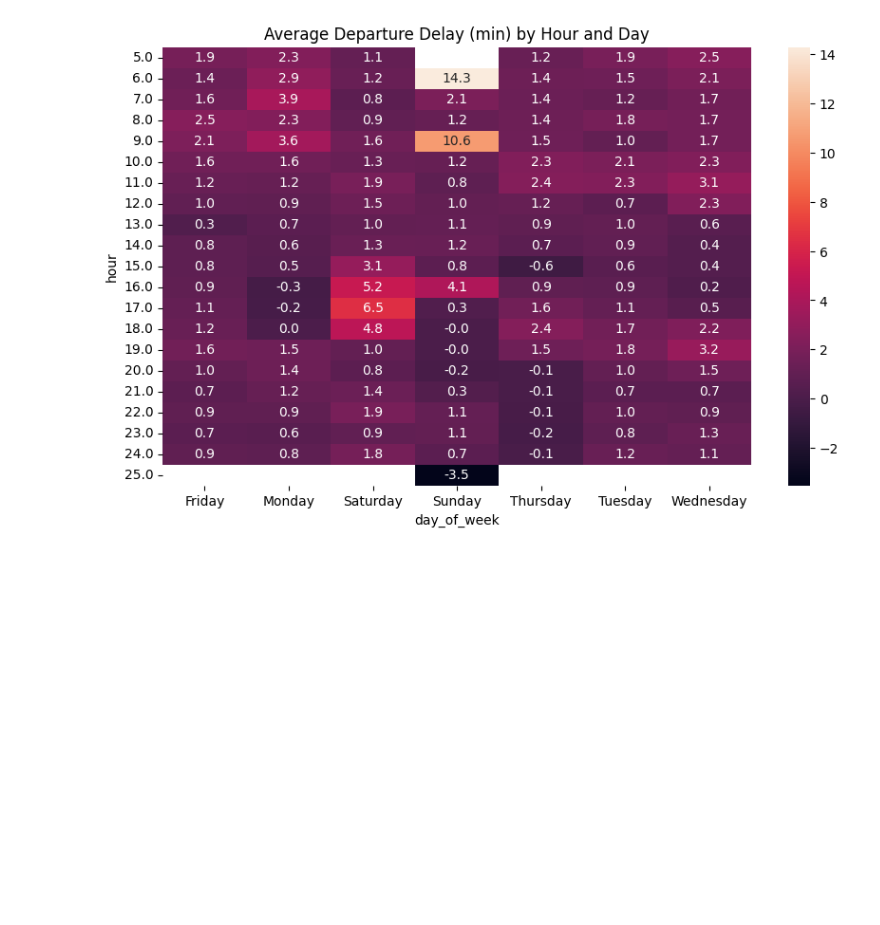
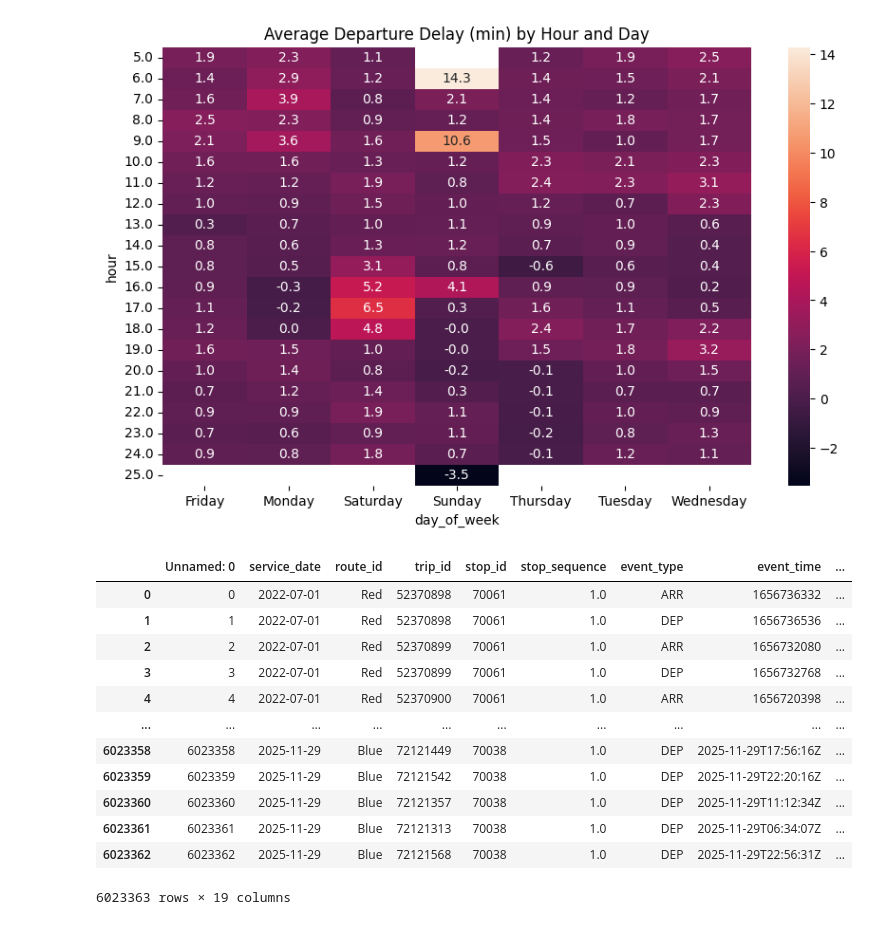
Before and after one commit to ColinCarnish/CS4100_Final, a Jupyter notebook: src/preprocessing/all_data.ipynb, the cells around one changed output. Saved outputs shown, nothing was run; the diff lists cells and outputs as text; code cells hidden in the pictures; blank space fills up the shorter version.

```diff
--- a/src/preprocessing/all_data.ipynb
+++ b/src/preprocessing/all_data.ipynb
@@ -217,3 +217,57 @@ plt.title("Average Departure Delay (min) by Hour and Day")
 plt.show()
 # %% [output]
 [figure]
+# %%
+data = pd.read_csv("/Users/sierrawelsch/CS4100_Final/Datasets/final_data.csv")
+data["day_of_week_num"] = data["day_of_week"].map(day_map)
+data['month_num'] = data['service_date'].str[5:7].astype(int)
+
+# combined the arrival and departure delay into one row per trip id and stop id
+combined_data = data.pivot_table(
+    index=["trip_id", "stop_sequence"],
+    columns="event_type",
+    values="delay_sec"
+).reset_index()
+
+# add a column for computing the arrival and departure delay at the previous stop per entry (delays usually have a domino effect)
+combined_data["PRA"] = combined_data.groupby("trip_id")["ARR"].shift(1)
+combined_data["PRD"] = combined_data.groupby("trip_id")["DEP"].shift(1)
+
+# add a column for computing the arrival and departure delay at the previous 2 stops per entry
+combined_data["PRA_2"] = combined_data.groupby("trip_id")["ARR"].shift(2)
+combined_data["PRD_2"] = combined_data.groupby("trip_id")["DEP"].shift(2)
+
+# get the other columns not present in the pivot table
+other_cols = data.drop_duplicates(subset=["trip_id", "stop_sequence"])
+
+# merge those columns back into the df
+final_data = combined_data.merge(
+    other_cols,
+    on=["trip_id", "stop_sequence"],
+    how="left"
+)
+
+# add a column that contains a binary value (0 or 1) if there is a delay at the current stop, the prev stop, or the prev 2 stops for classification purposes
+final_data["delayed"] = ((final_data["ARR"] > 60) | (final_data["DEP"] > 60)).astype(int)
+print(final_data["delayed"].value_counts())
+# final_data["prev_delayed"] = ((final_data["PRA"] > 60) | (final_data["PRD"] > 60)).astype(int)
+# final_data["prev_delayed_2"] = ((final_data["PRA_2"] > 60) | (final_data["PRD_2"] > 60)).astype(int)
+
+final_data = final_data.fillna(0)
+final_data = final_data.sort_values(["trip_id", "stop_sequence"])
+
+data
+# %% [output]
+|  | Unnamed: 0 | service_date | route_id | trip_id | stop_id | stop_sequence | event_type | event_time | ... |
+| 0 | 0 | 2022-07-01 | Red | 52370898 | 70061 | 1.0 | ARR | 1656736332 | ... |
+| 1 | 1 | 2022-07-01 | Red | 52370898 | 70061 | 1.0 | DEP | 1656736536 | ... |
+| 2 | 2 | 2022-07-01 | Red | 52370899 | 70061 | 1.0 | ARR | 1656732080 | ... |
+| 3 | 3 | 2022-07-01 | Red | 52370899 | 70061 | 1.0 | DEP | 1656732768 | ... |
+| 4 | 4 | 2022-07-01 | Red | 52370900 | 70061 | 1.0 | ARR | 1656720398 | ... |
+| ... | ... | ... | ... | ... | ... | ... | ... | ... | ... |
+| 6023358 | 6023358 | 2025-11-29 | Blue | 72121449 | 70038 | 1.0 | DEP | 2025-11-29T17:56:16Z | ... |
+| 6023359 | 6023359 | 2025-11-29 | Blue | 72121542 | 70038 | 1.0 | DEP | 2025-11-29T22:20:16Z | ... |
+| 6023360 | 6023360 | 2025-11-29 | Blue | 72121357 | 70038 | 1.0 | DEP | 2025-11-29T11:12:34Z | ... |
+| 6023361 | 6023361 | 2025-11-29 | Blue | 72121313 | 70038 | 1.0 | DEP | 2025-11-29T06:34:07Z | ... |
+| 6023362 | 6023362 | 2025-11-29 | Blue | 72121568 | 70038 | 1.0 | DEP | 2025-11-29T22:56:31Z | ... |
+6023363 rows × 19 columns
```
Also changed, not shown: 4 other files.
